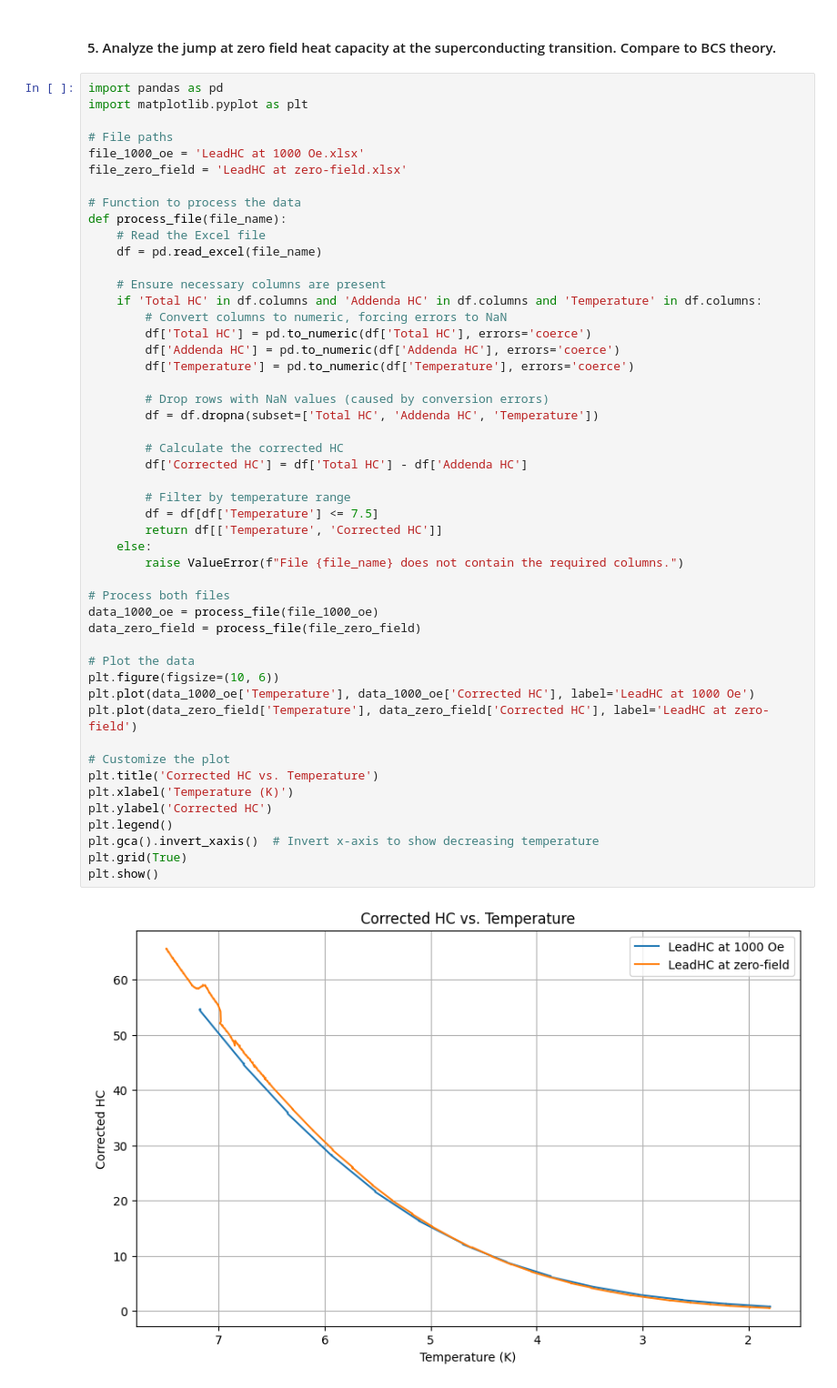
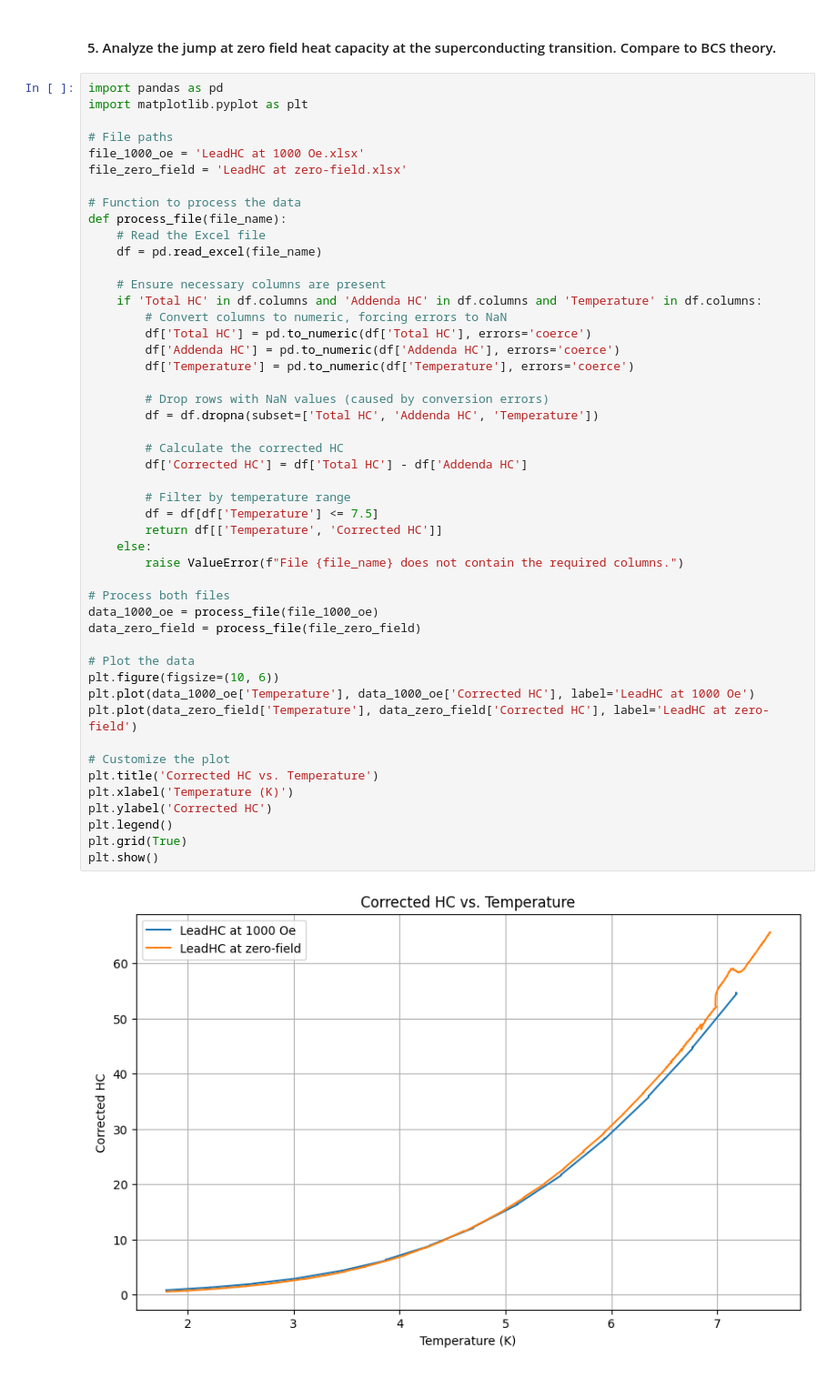
Before and after one commit to LocrianBird/SC-lab, a Jupyter notebook: Heat Capacity SC lab.ipynb, the cells around one changed output. Shown at 91% size. Drawn from its saved outputs; the diff is of its cells as text.

```diff
--- a/Heat Capacity SC lab.ipynb
+++ b/Heat Capacity SC lab.ipynb
@@ -482,32 +482,31 @@ def process_file(file_name):
 
         # Drop rows with NaN values (caused by conversion errors)
         df = df.dropna(subset=['Total HC', 'Addenda HC', 'Temperature'])
 
         # Calculate the corrected HC
         df['Corrected HC'] = df['Total HC'] - df['Addenda HC']
 
         # Filter by temperature range
         df = df[df['Temperature'] <= 7.5]
         return df[['Temperature', 'Corrected HC']]
     else:
         raise ValueError(f"File {file_name} does not contain the required columns.")
 
 # Process both files
 data_1000_oe = process_file(file_1000_oe)
 data_zero_field = process_file(file_zero_field)
 
 # Plot the data
 plt.figure(figsize=(10, 6))
 plt.plot(data_1000_oe['Temperature'], data_1000_oe['Corrected HC'], label='LeadHC at 1000 Oe')
 plt.plot(data_zero_field['Temperature'], data_zero_field['Corrected HC'], label='LeadHC at zero-field')
 
 # Customize the plot
 plt.title('Corrected HC vs. Temperature')
 plt.xlabel('Temperature (K)')
 plt.ylabel('Corrected HC')
 plt.legend()
-plt.gca().invert_xaxis()  # Invert x-axis to show decreasing temperature
 plt.grid(True)
 plt.show()
 # %% [output]
-[figure, old version]
+[figure, new version]
```
